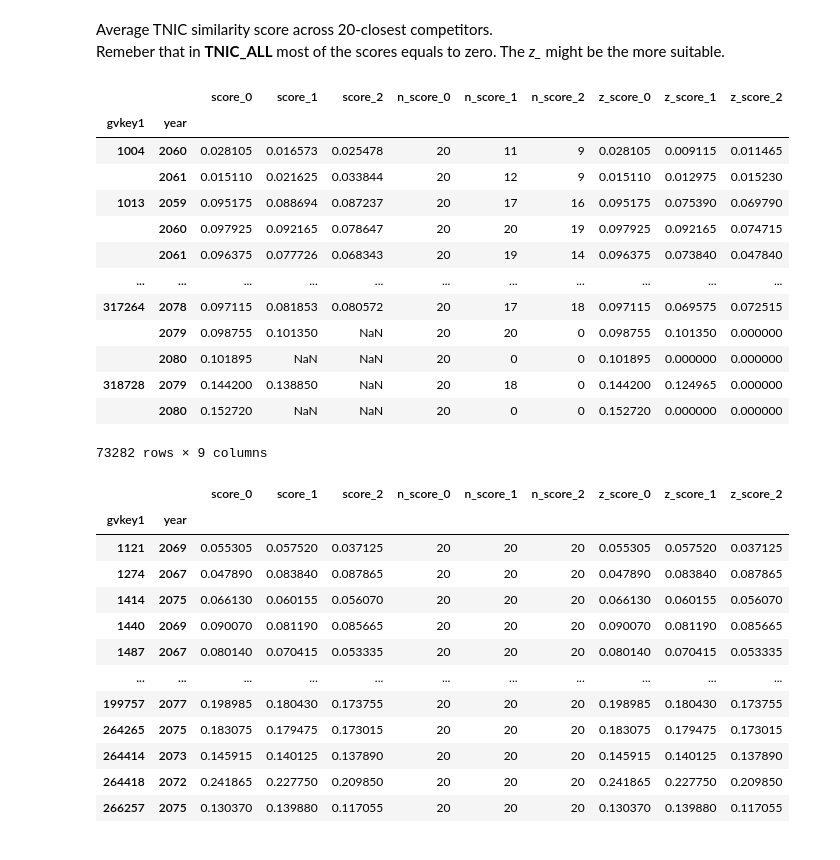
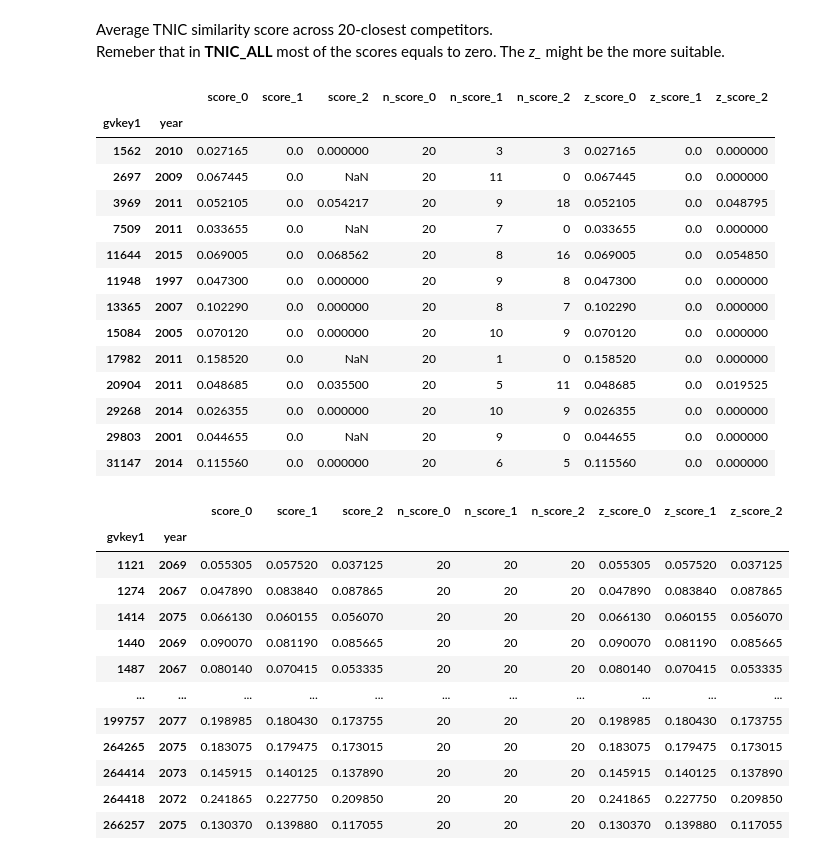
Before and after one commit to heejinohn/cko2019, a Jupyter notebook: 1_code/Review_IV.ipynb, the cells around one changed output. Saved outputs shown, nothing was run; the diff lists cells and outputs as text; code cells hidden in the pictures.

```diff
--- a/1_code/Review_IV.ipynb
+++ b/1_code/Review_IV.ipynb
@@ -73,23 +75,24 @@ Remeber that in __TNIC_ALL__ most of the scores equals to zero. The _z\__ might
 avg_sim = tnic_industry.groupby(level=['gvkey1','year']).mean()
 avg_sim = avg_sim.join(tnic_industry.groupby(level=['gvkey1','year']).count().add_prefix("n_"))
 avg_sim = avg_sim.join(tnic_industry.fillna(0).groupby(level=['gvkey1','year']).mean().add_prefix("z_"))
-# %%
-avg_sim
-# %% [output]
-|  |  | score_0 | score_1 | score_2 | n_score_0 | n_score_1 | n_score_2 | z_score_0 | z_score_1 | z_score_2 |
-| gvkey1 | year |  |  |  |  |  |  |  |  |  |
-| 1004 | 2060 | 0.028105 | 0.016573 | 0.025478 | 20 | 11 | 9 | 0.028105 | 0.009115 | 0.011465 |
-|  | 2061 | 0.015110 | 0.021625 | 0.033844 | 20 | 12 | 9 | 0.015110 | 0.012975 | 0.015230 |
-| 1013 | 2059 | 0.095175 | 0.088694 | 0.087237 | 20 | 17 | 16 | 0.095175 | 0.075390 | 0.069790 |
-|  | 2060 | 0.097925 | 0.092165 | 0.078647 | 20 | 20 | 19 | 0.097925 | 0.092165 | 0.074715 |
-|  | 2061 | 0.096375 | 0.077726 | 0.068343 | 20 | 19 | 14 | 0.096375 | 0.073840 | 0.047840 |
-| ... | ... | ... | ... | ... | ... | ... | ... | ... | ... | ... |
-| 317264 | 2078 | 0.097115 | 0.081853 | 0.080572 | 20 | 17 | 18 | 0.097115 | 0.069575 | 0.072515 |
-|  | 2079 | 0.098755 | 0.101350 | NaN | 20 | 20 | 0 | 0.098755 | 0.101350 | 0.000000 |
-|  | 2080 | 0.101895 | NaN | NaN | 20 | 0 | 0 | 0.101895 | 0.000000 | 0.000000 |
-| 318728 | 2079 | 0.144200 | 0.138850 | NaN | 20 | 18 | 0 | 0.144200 | 0.124965 | 0.000000 |
-|  | 2080 | 0.152720 | NaN | NaN | 20 | 0 | 0 | 0.152720 | 0.000000 | 0.000000 |
-73282 rows × 9 columns
+# %%
+avg_sim[(avg_sim['score_0'] == 0) | (avg_sim['score_1'] == 0) | (avg_sim['score_0'] == 0)]
+# %% [output]
+|  |  | score_0 | score_1 | score_2 | n_score_0 | n_score_1 | n_score_2 | z_score_0 | z_score_1 | z_score_2 |
+| gvkey1 | year |  |  |  |  |  |  |  |  |  |
+| 1562 | 2010 | 0.027165 | 0.0 | 0.000000 | 20 | 3 | 3 | 0.027165 | 0.0 | 0.000000 |
+| 2697 | 2009 | 0.067445 | 0.0 | NaN | 20 | 11 | 0 | 0.067445 | 0.0 | 0.000000 |
+| 3969 | 2011 | 0.052105 | 0.0 | 0.054217 | 20 | 9 | 18 | 0.052105 | 0.0 | 0.048795 |
+| 7509 | 2011 | 0.033655 | 0.0 | NaN | 20 | 7 | 0 | 0.033655 | 0.0 | 0.000000 |
+| 11644 | 2015 | 0.069005 | 0.0 | 0.068562 | 20 | 8 | 16 | 0.069005 | 0.0 | 0.054850 |
+| 11948 | 1997 | 0.047300 | 0.0 | 0.000000 | 20 | 9 | 8 | 0.047300 | 0.0 | 0.000000 |
+| 13365 | 2007 | 0.102290 | 0.0 | 0.000000 | 20 | 8 | 7 | 0.102290 | 0.0 | 0.000000 |
+| 15084 | 2005 | 0.070120 | 0.0 | 0.000000 | 20 | 10 | 9 | 0.070120 | 0.0 | 0.000000 |
+| 17982 | 2011 | 0.158520 | 0.0 | NaN | 20 | 1 | 0 | 0.158520 | 0.0 | 0.000000 |
+| 20904 | 2011 | 0.048685 | 0.0 | 0.035500 | 20 | 5 | 11 | 0.048685 | 0.0 | 0.019525 |
+| 29268 | 2014 | 0.026355 | 0.0 | 0.000000 | 20 | 10 | 9 | 0.026355 | 0.0 | 0.000000 |
+| 29803 | 2001 | 0.044655 | 0.0 | NaN | 20 | 9 | 0 | 0.044655 | 0.0 | 0.000000 |
+| 31147 | 2014 | 0.115560 | 0.0 | 0.000000 | 20 | 6 | 5 | 0.115560 | 0.0 | 0.000000 |
 # %%
 # avg_sim.dropna()
 # # 54963 observations with non-missing scores
```
Also changed, not shown: parts of 5 cells of this notebook, 7 other files.
